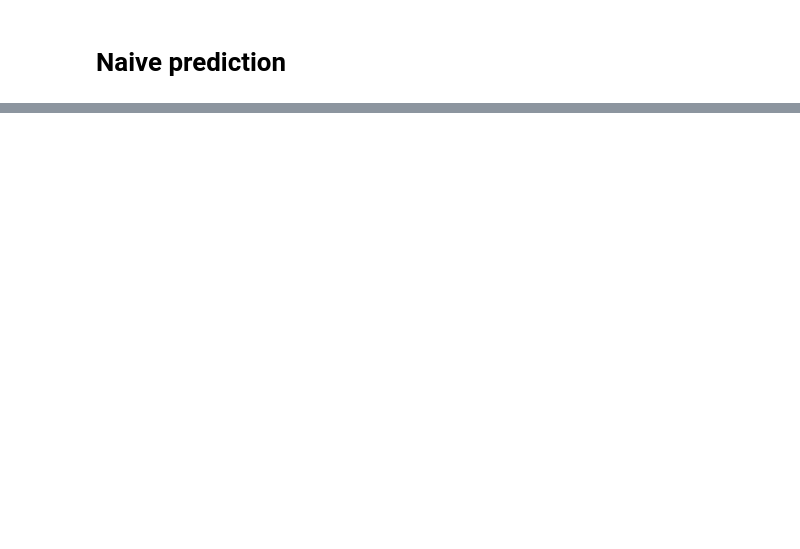
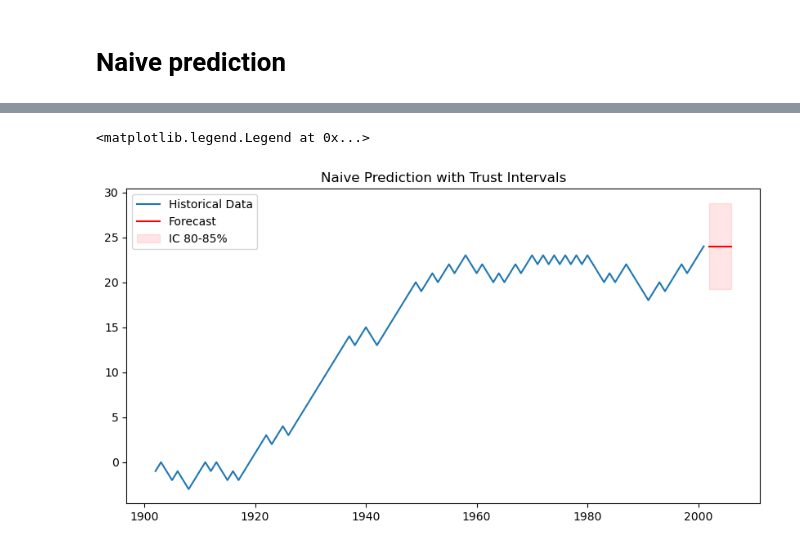
Before and after one commit to feed0/time-series, a Jupyter notebook: 6-naive-prediction.ipynb, the cells around one changed output, grey strips where cells are left out. Cells and saved outputs as stored; diff of their text form; code cells hidden in the pictures; blank space fills up the shorter version.

```diff
--- a/6-naive-prediction.ipynb
+++ b/6-naive-prediction.ipynb
@@ -33,0 +67,12 @@ Freq: YE-DEC, dtype: float64
+# %%
+# Plor prediction with trust intervals
+plt.figure(figsize = (10, 5))
+plt.plot(series.index, series, label = 'Historical Data')
+plt.plot(pd.date_range(start = '2001', periods = 5, freq = 'YE'), prev, label = 'Forecast', color = 'red')
+plt.fill_between(pd.date_range(start = '2001', periods = 5, freq = 'YE'), prev * 0.8, prev * 1.2, color = 'red', alpha = 0.1, label = 'IC 80-85%')
+
+plt.title('Naive Prediction with Trust Intervals')
+plt.legend()
+# %% [output]
+<matplotlib.legend.Legend at 0x...>
+[figure, added]
```
Also changed, not shown: parts of 11 cells of this notebook.
